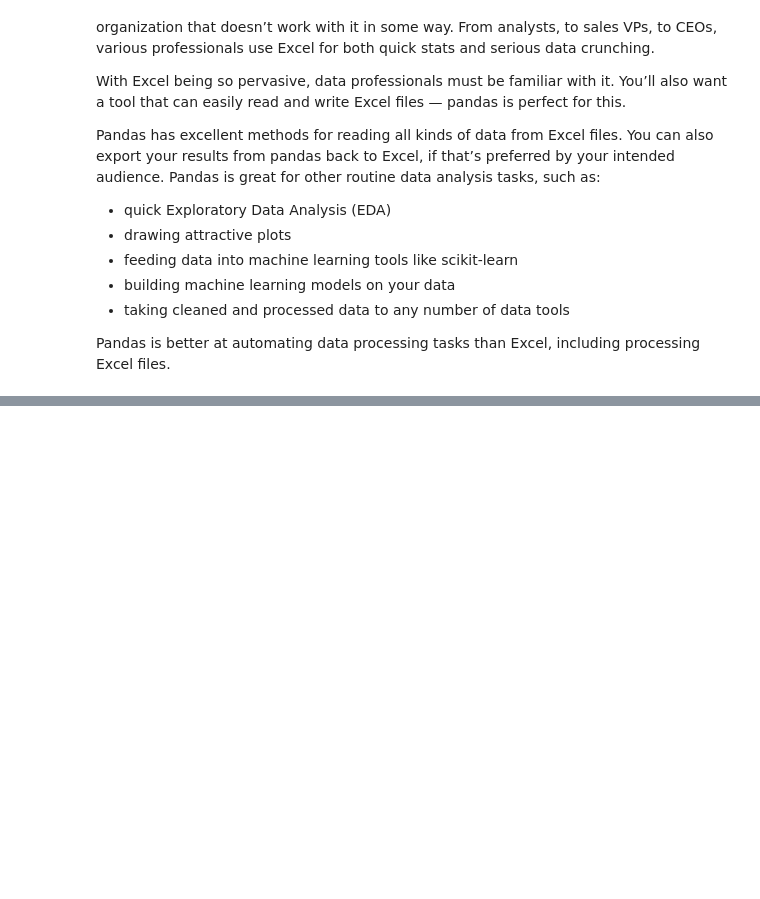
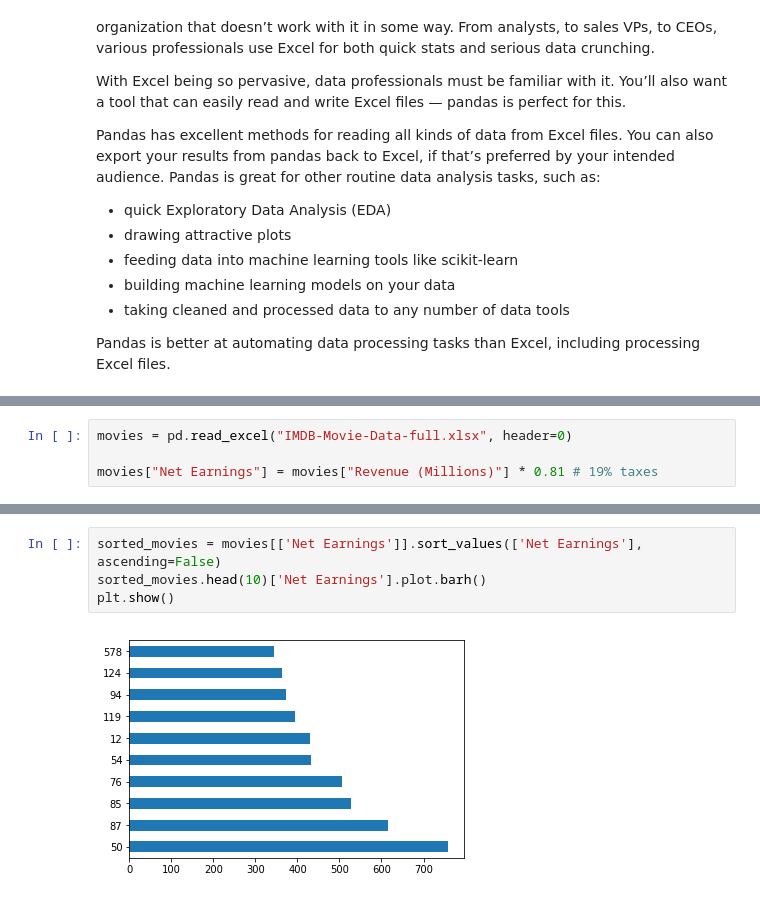
Before and after one commit to bignollo/DSPXI, a Jupyter notebook: 06 - Excel/06.00-Introduction-to-excel.ipynb, the cells around one changed output, grey strips where cells are left out. Cells and saved outputs as stored; diff of their text form; blank space fills up the shorter version.

```diff
--- a/06 - Excel/06.00-Introduction-to-excel.ipynb
+++ b/06 - Excel/06.00-Introduction-to-excel.ipynb
@@ -513,0 +747,4 @@ Pandas is better at automating data processing tasks than Excel, including proce
+# %%
+movies = pd.read_excel("IMDB-Movie-Data-full.xlsx", header=0)
+
+movies["Net Earnings"] = movies["Revenue (Millions)"] * 0.81 # 19% taxes
@@ -513,0 +755,6 @@ Pandas is better at automating data processing tasks than Excel, including proce
+# %%
+sorted_movies = movies[['Net Earnings']].sort_values(['Net Earnings'], ascending=False)
+sorted_movies.head(10)['Net Earnings'].plot.barh()
+plt.show()
+# %% [output]
+[figure, added]
```
Also changed, not shown: parts of 69 cells of this notebook, 5 other files.
